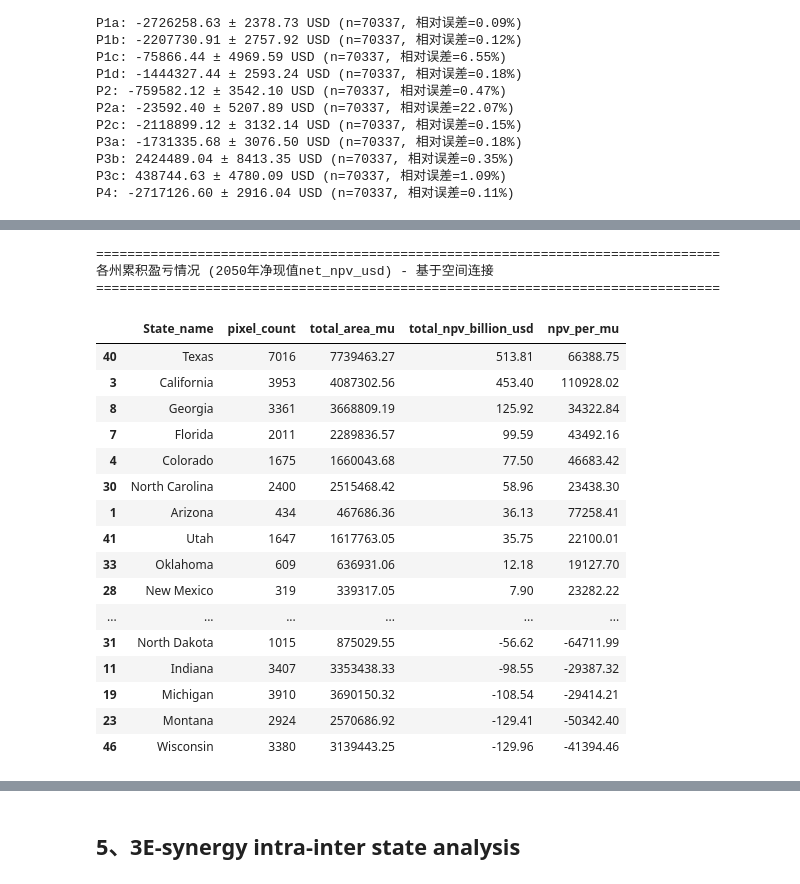
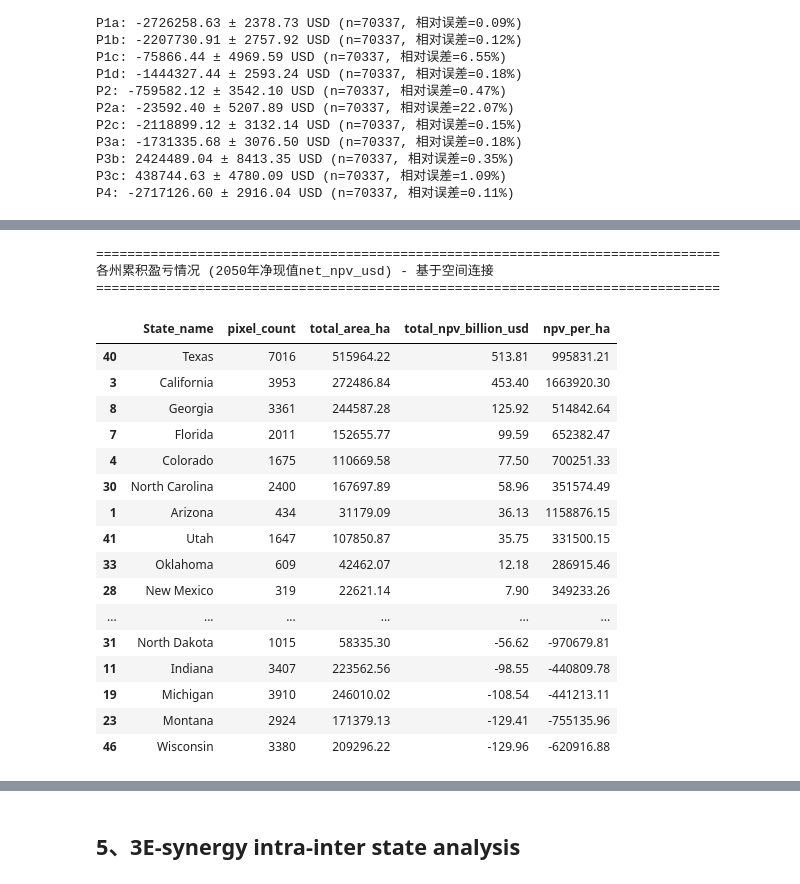
Before and after one commit to px39n/Landuse_Zhong, a Jupyter notebook: 7.0 Analysis_Nation_level.ipynb, the cells around one changed output, grey strips where cells are left out. Drawn from its saved outputs; the diff is of its cells as text; code cells hidden in the pictures.

```diff
--- a/7.0 Analysis_Nation_level.ipynb
+++ b/7.0 Analysis_Nation_level.ipynb
@@ -3263,7 +3288,10 @@ else:
 ================================================================================
 # %%
+'''
+指针：2.3的第四段、有关经济收益的统计，并且对比LNCS的成本
+'''
+
 # 按州统计各州累积盈亏情况（基于net_npv_usd字段，实际2050年净现值）- 使用空间连接方法
-
 import geopandas as gpd
 from shapely.geometry import Point
 
@@ -3290,24 +3318,21 @@ pixel_with_states = gpd.sjoin(pixel_gdf, us_states[['NAME', 'geometry']], how='l
 # 移除无州信息数据行（直接，且不输出警告）
 pixel_with_states = pixel_with_states.dropna(subset=['NAME'])
 
-# 5. 计算面积（公顷和亩）及累积净现值
-# 1公顷 = 10000平方米, 1公顷 = 15亩
+# 5. 计算面积（只用公顷）及累积净现值
+# 1公顷 = 10000平方米
 pixel_with_states['area_ha'] = pixel_with_states['area_m2'] / 10000
-pixel_with_states['area_mu'] = pixel_with_states['area_ha'] * 15
 pixel_with_states['total_npv_usd'] = pixel_with_states['net_npv_usd'] * pixel_with_states['area_ha']
 
 # 6. 按州分组统计
 state_npv_summary = pixel_with_states.groupby('NAME', as_index=False).agg({
     'total_npv_usd': 'sum',
     'area_ha': 'sum',
-    'area_mu': 'sum',
     'lat': 'count'  # 统计像素数量
 })
-state_npv_summary.columns = ['State_name', 'total_npv_usd', 'total_area_ha', 'total_area_mu', 'pixel_count']
+state_npv_summary.columns = ['State_name', 'total_npv_usd', 'total_area_ha', 'pixel_count']
 
 # 计算派生指标
 state_npv_summary['total_npv_billion_usd'] = state_npv_summary['total_npv_usd'] / 1e9
-state_npv_summary['npv_per_mu'] = state_npv_summary['total_npv_usd'] / state_npv_summary['total_area_mu']
 state_npv_summary['npv_per_ha'] = state_npv_summary['total_npv_usd'] / state_npv_summary['total_area_ha']
 
 # 排序和格式化
@@ -3316,69 +3341,80 @@ state_npv_summary = state_npv_summary.sort_values('total_npv_usd', ascending=Fal
 # 四舍五入
 state_npv_summary['total_npv_usd'] = state_npv_summary['total_npv_usd'].round(2)
 state_npv_summary['total_area_ha'] = state_npv_summary['total_area_ha'].round(2)
-state_npv_summary['total_area_mu'] = state_npv_summary['total_area_mu'].round(2)
 state_npv_summary['total_npv_billion_usd'] = state_npv_summary['total_npv_billion_usd'].round(2)
-state_npv_summary['npv_per_mu'] = state_npv_summary['npv_per_mu'].round(2)
 state_npv_summary['npv_per_ha'] = state_npv_summary['npv_per_ha'].round(2)
 
 # 统计盈利和亏损州
 profit_states = (state_npv_summary['total_npv_usd'] > 0).sum()
 loss_states = (state_npv_summary['total_npv_usd'] < 0).sum()
 zero_states = (state_npv_summary['total_npv_usd'] == 0).sum()
 
-# 计算累积净现值（total_npv_usd）的分位数
-lowest_decile = state_npv_summary['total_npv_usd'].quantile(0.1)
-highest_decile = state_npv_summary['total_npv_usd'].quantile(0.9)
-avg_loss_lowest_decile = state_npv_summary[state_npv_summary['total_npv_usd'] <= lowest_decile]['total_npv_usd'].mean()
-avg_loss_highest_decile = state_npv_summary[state_npv_summary['total_npv_usd'] >= highest_decile]['total_npv_usd'].mean()
+# 统计 npv_per_ha 的最小值和最大值
+npv_per_ha_min = state_npv_summary['npv_per_ha'].min()
+npv_per_ha_max = state_npv_summary['npv_per_ha'].max()
 
-# 输出结果
+# 新增：计算最低和最高十分位的平均累积NPV
+deciles = 10
+sorted_by_npv = state_npv_summary.sort_values('total_npv_billion_usd', ascending=True).reset_index(drop=True)
+n_states = len(sorted_by_npv)
+decile_size = n_states // deciles
+
+# lowest decile: first 10%
+lowest_decile = sorted_by_npv.iloc[:decile_size]
+lowest_decile_avg = lowest_decile['total_npv_billion_usd'].mean()
+
+# highest decile: last 10%
+highest_decile = sorted_by_npv.iloc[-decile_size:]
+highest_decile_avg = highest_decile['total_npv_billion_usd'].mean()
+
 print("=" * 80)
 print("各州累积盈亏情况 (2050年净现值net_npv_usd) - 基于空间连接")
 print("=" * 80)
 display(state_npv_summary[[
-    'State_name', 'pixel_count', 'total_area_mu',
-    'total_npv_billion_usd', 'npv_per_mu'
+    'State_name', 'pixel_count', 'total_area_ha',
+    'total_npv_billion_usd', 'npv_per_ha'
 ]])
 
 print("\n" + "=" * 80)
 print("汇总统计 (2050年净现值net_npv_usd)")
 print("=" * 80)
 print(f"盈利州数量: {profit_states}")
 print(f"亏损州数量: {loss_states}")
 print(f"盈亏平衡州数量: {zero_states}")
 print(f"总州数: {len(state_npv_summary)}")
 print(f"\n全美累积NPV: ${state_npv_summary['total_npv_usd'].sum():,.2f} USD")
 print(f"全美累积NPV: {state_npv_summary['total_npv_billion_usd'].sum():.2f} 亿美元")
 print(f"\n全美总面积: {state_npv_summary['total_area_ha'].sum():,.2f} 公顷")
-print(f"全美总面积: {state_npv_summary['total_area_mu'].sum():,.2f} 亩")
 print(f"全美总像素数: {state_npv_summary['pixel_count'].sum():,}")
 print(f"\n全美平均每公顷NPV: ${state_npv_summary['total_npv_usd'].sum() / state_npv_summary['total_area_ha'].sum():,.2f} USD")
-print(f"全美平均每亩NPV: ${state_npv_summary['total_npv_usd'].sum() / state_npv_summary['total_area_mu'].sum():,.2f} USD")
+print(f"npv_per_ha 最小值: {npv_per_ha_min:,.2f} USD")
+print(f"npv_per_ha 最大值: {npv_per_ha_max:,.2f} USD")
+
+# 增加decile对比输出
+print(f"\n最低十分位（lowest decile）州均值累积NPV: {lowest_decile_avg:,.2f} 亿美元")
+print(f"最高十分位（highest decile）州均值累积NPV: {highest_decile_avg:,.2f} 亿美元")
 print("=" * 80)
-print(f"\nWith average total NPV in the lowest 10% decile: {avg_loss_lowest_decile/1e9:,.2f} billion USD")
-print(f"And in the highest 10% decile: {avg_loss_highest_decile/1e9:,.2f} billion USD (基于total_npv_usd分位数统计)")
 # %% [output]
 ================================================================================
 各州累积盈亏情况 (2050年净现值net_npv_usd) - 基于空间连接
 ================================================================================
-|  | State_name | pixel_count | total_area_mu | total_npv_billion_usd | npv_per_mu |
-| 40 | Texas | 7016 | 7739463.27 | 513.81 | 66388.75 |
-| 3 | California | 3953 | 4087302.56 | 453.40 | 110928.02 |
-| 8 | Georgia | 3361 | 3668809.19 | 125.92 | 34322.84 |
-| 7 | Florida | 2011 | 2289836.57 | 99.59 | 43492.16 |
-| 4 | Colorado | 1675 | 1660043.68 | 77.50 | 46683.42 |
-| 30 | North Carolina | 2400 | 2515468.42 | 58.96 | 23438.30 |
-| 1 | Arizona | 434 | 467686.36 | 36.13 | 77258.41 |
-| 41 | Utah | 1647 | 1617763.05 | 35.75 | 22100.01 |
-| 33 | Oklahoma | 609 | 636931.06 | 12.18 | 19127.70 |
-| 28 | New Mexico | 319 | 339317.05 | 7.90 | 23282.22 |
+|  | State_name | pixel_count | total_area_ha | total_npv_billion_usd | npv_per_ha |
+| 40 | Texas | 7016 | 515964.22 | 513.81 | 995831.21 |
+| 3 | California | 3953 | 272486.84 | 453.40 | 1663920.30 |
+| 8 | Georgia | 3361 | 244587.28 | 125.92 | 514842.64 |
+| 7 | Florida | 2011 | 152655.77 | 99.59 | 652382.47 |
+| 4 | Colorado | 1675 | 110669.58 | 77.50 | 700251.33 |
+| 30 | North Carolina | 2400 | 167697.89 | 58.96 | 351574.49 |
+| 1 | Arizona | 434 | 31179.09 | 36.13 | 1158876.15 |
+| 41 | Utah | 1647 | 107850.87 | 35.75 | 331500.15 |
+| 33 | Oklahoma | 609 | 42462.07 | 12.18 | 286915.46 |
+| 28 | New Mexico | 319 | 22621.14 | 7.90 | 349233.26 |
 | ... | ... | ... | ... | ... | ... |
-| 31 | North Dakota | 1015 | 875029.55 | -56.62 | -64711.99 |
-| 11 | Indiana | 3407 | 3353438.33 | -98.55 | -29387.32 |
-| 19 | Michigan | 3910 | 3690150.32 | -108.54 | -29414.21 |
-| 23 | Montana | 2924 | 2570686.92 | -129.41 | -50342.40 |
-| 46 | Wisconsin | 3380 | 3139443.25 | -129.96 | -41394.46 |
+| 31 | North Dakota | 1015 | 58335.30 | -56.62 | -970679.81 |
+| 11 | Indiana | 3407 | 223562.56 | -98.55 | -440809.78 |
+| 19 | Michigan | 3910 | 246010.02 | -108.54 | -441213.11 |
+| 23 | Montana | 2924 | 171379.13 | -129.41 | -755135.96 |
+| 46 | Wisconsin | 3380 | 209296.22 | -129.96 | -620916.88 |
 ================================================================================
 汇总统计 (2050年净现值net_npv_usd)
 ================================================================================
```
Also changed, not shown: parts of 74 cells of this notebook, 2 other files.
